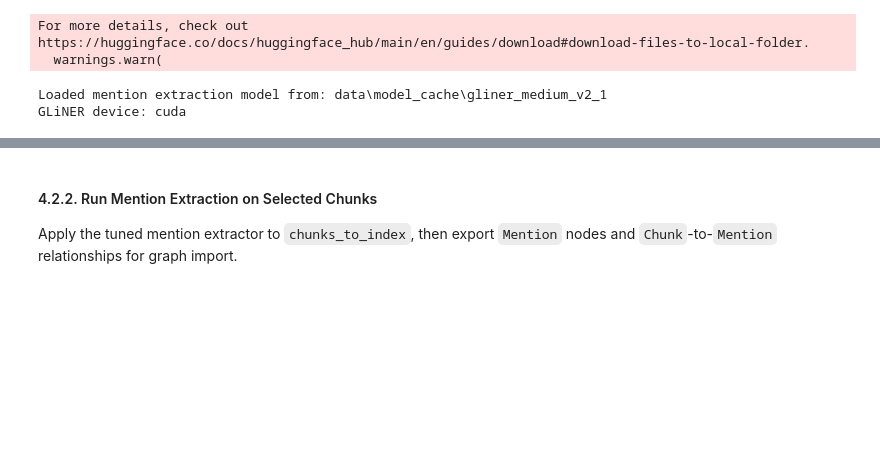
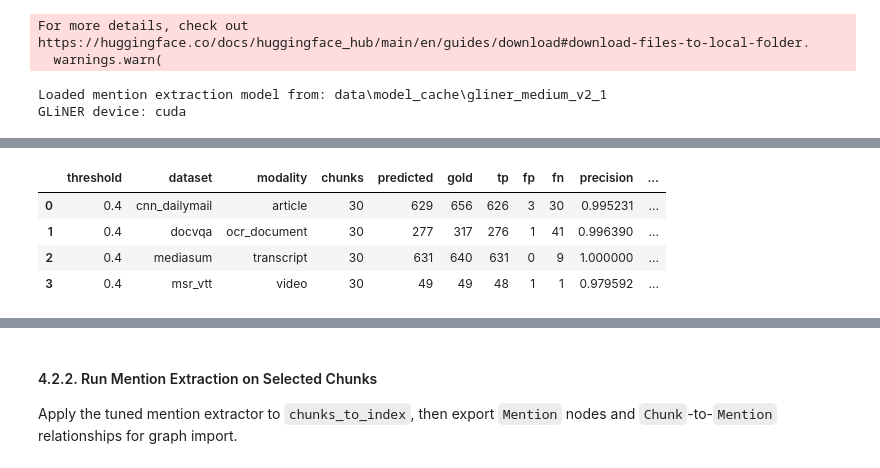
Before and after one commit to plminh-sdh/Design-and-Evaluation-of-Secure-Retrieval-Augmented-Systems-for-Large-Scale-Digital-Archives, a Jupyter notebook: Database.ipynb, the cells around one changed output, grey strips where cells are left out. Cells and saved outputs as stored; diff of their text form; code cells hidden in the pictures; blank space fills up the shorter version.

Commit message:
add model tuning and evaluation

```diff
--- a/Database.ipynb
+++ b/Database.ipynb
@@ -2215,0 +2222,48 @@ Name: 15, dtype: object
+# %%
+# Evaluate GLiNER mention extraction on the corrected test gold set.
+MENTION_GOLD_TEST_JSONL = Path("data") / "evaluation" / "mention_extraction" / "mention_gold_test.jsonl"
+MENTION_GOLD_TEST_PREFILL_JSONL = Path("data") / "evaluation" / "mention_extraction" / "mention_gold_test_prefill.jsonl"
+GLINER_TEST_THRESHOLD = 0.4
+
+mention_gold_test_df = jsonl_to_dataframe(MENTION_GOLD_TEST_JSONL)
+mention_gold_test_records = mention_gold_test_df.to_dict(orient="records")
+mention_test_prefill_df = jsonl_to_dataframe(MENTION_GOLD_TEST_PREFILL_JSONL)
+
+gliner_test_predictions_by_chunk_id = {
+    row["chunk_id"]: row.get("predicted_mentions") or []
+    for _, row in mention_test_prefill_df.iterrows()
+}
+gliner_test_predictions_at_threshold = filter_predictions_by_score(
+    gliner_test_predictions_by_chunk_id,
+    GLINER_TEST_THRESHOLD,
+)
+
+gliner_test_relaxed_metrics_by_dataset_modality_df = evaluate_mention_records(
+    records=mention_gold_test_records,
+    predictions_by_chunk_id=gliner_test_predictions_at_threshold,
+    mode="relaxed",
+    group_fields=["dataset", "modality"],
+    require_label_match=True,
+).sort_values(["dataset", "modality"]).reset_index(drop=True)
+gliner_test_relaxed_metrics_by_dataset_modality_df["threshold"] = GLINER_TEST_THRESHOLD
+
+gliner_test_relaxed_metrics_by_dataset_modality_df[[
+    "threshold",
+    "dataset",
+    "modality",
+    "chunks",
+    "predicted",
+    "gold",
+    "tp",
+    "fp",
+    "fn",
+    "precision",
+    "recall",
+    "f1",
+]]
+# %% [output]
+|  | threshold | dataset | modality | chunks | predicted | gold | tp | fp | fn | precision | ... |
+| 0 | 0.4 | cnn_dailymail | article | 30 | 629 | 656 | 626 | 3 | 30 | 0.995231 | ... |
+| 1 | 0.4 | docvqa | ocr_document | 30 | 277 | 317 | 276 | 1 | 41 | 0.996390 | ... |
+| 2 | 0.4 | mediasum | transcript | 30 | 631 | 640 | 631 | 0 | 9 | 1.000000 | ... |
+| 3 | 0.4 | msr_vtt | video | 30 | 49 | 49 | 48 | 1 | 1 | 0.979592 | ... |
```
Also changed, not shown: parts of 11 cells of this notebook, 1 other file.
